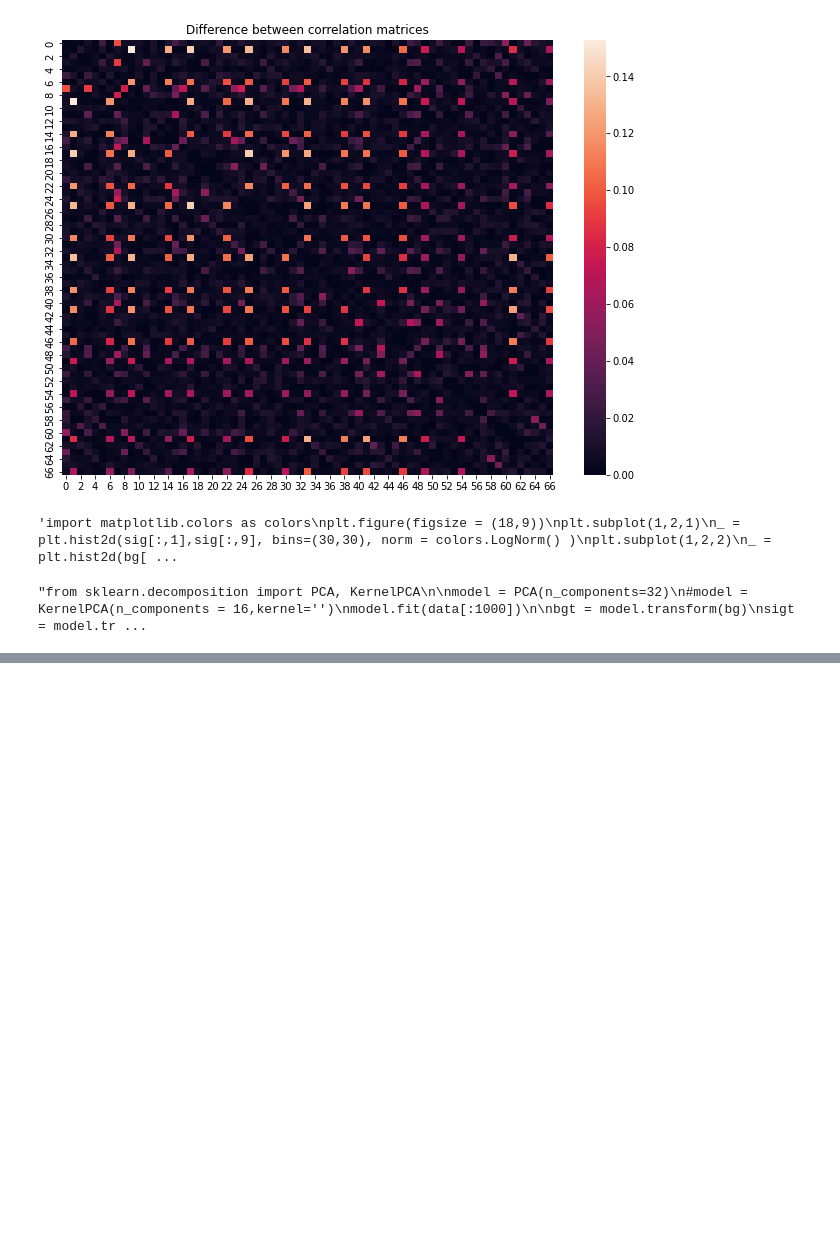
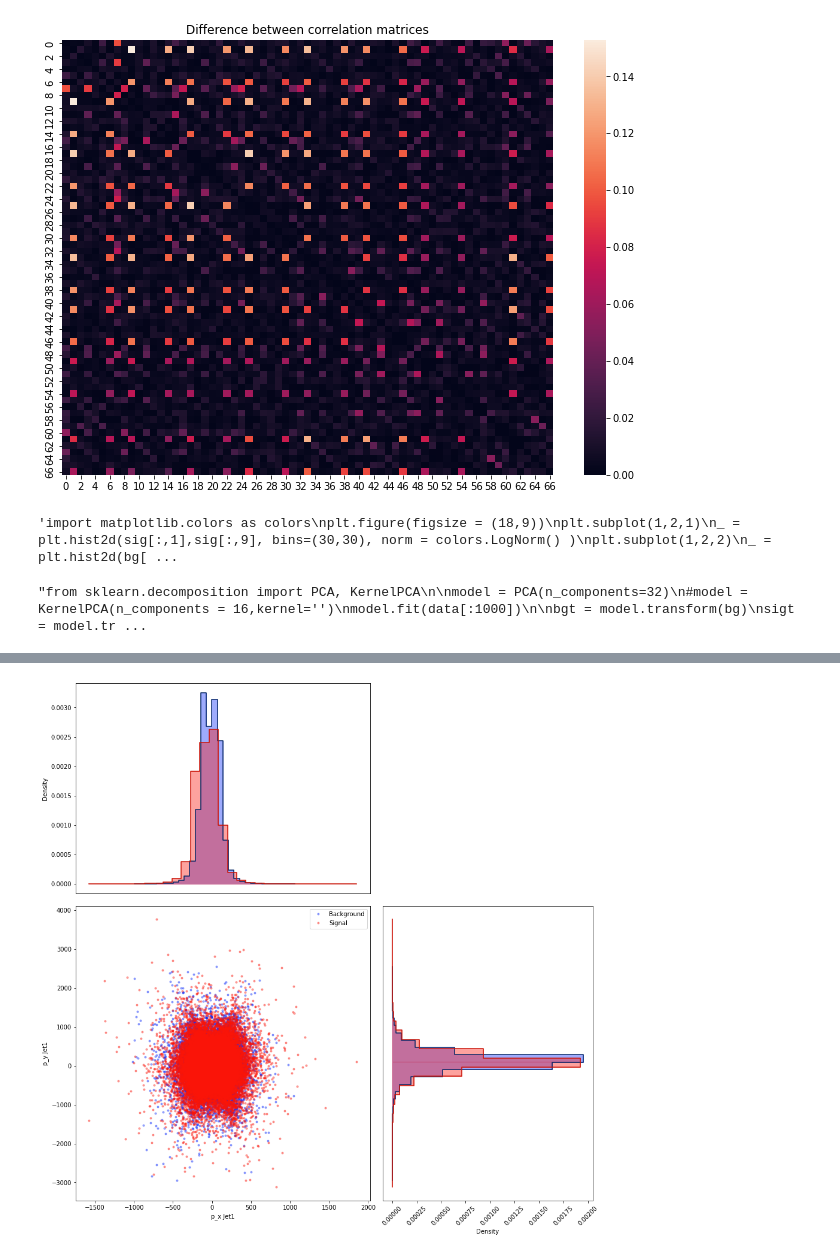
Before and after one commit to lykos273998/qml-hep, a Jupyter notebook: proj.ipynb, the cells around one changed output, grey strips where cells are left out. Drawn from its saved outputs; the diff is of its cells as text; code cells hidden in the pictures; blank space fills up the shorter version.

Commit message:
added horizontal hist and scatterplot

```diff
--- a/proj.ipynb
+++ b/proj.ipynb
@@ -131,0 +127,60 @@ findfont: Font family ['IBM-Plex-Mono'] not found. Falling back to DejaVu Sans.
+# %%
+fx = 5
+fy = 6
+
+llx = 0
+lly = 0
+lux= 1250
+luy = 3500
+
+
+set_lim = False
+fig = plt.figure(figsize=(15,15))
+
+
+
+gs = fig.add_gridspec(2,2, width_ratios = (7,5), height_ratios = (5,7), left=0.1, right=0.9, bottom=0.1, top=0.9,
+                      wspace=0.05, hspace=0.05)
+
+plt.subplot(gs[1,0])
+plt.plot(bg[:,fx],bg[:,fy],'.',  color = color_bg, label='Background')
+plt.plot(sig[:,fx],sig[:,fy],'.', color = color_sig, label= 'Signal')
+plt.xlabel(f"{feature_list[fx]}")
+plt.ylabel(f"{feature_list[fy]}")
+plt.legend()
+if set_lim:
+    plt.xlim([llx,lux])
+    plt.ylim([lly,luy])
+
+
+#subplot 1,1
+plt.subplot(gs[1,1])
+hist_bg = np.histogram(bg[:,fy],bins = 30, density=True)
+hist_sig = np.histogram(sig[:,fy],bins = 30, density=True)
+
+plt.step(hist_bg[0],hist_bg[1][:-1], color = tuple(np.array([8,41,100,255])/ 255.))
+plt.step(hist_sig[0],hist_sig[1][:-1], color=tuple(np.array([200,20,8,255])/ 255.))
+plt.fill_between(hist_bg[0],hist_bg[1][:-1], np.zeros_like(hist_bg[0]), color=color_bg, step = 'pre', label = 'Background')
+plt.fill_between(hist_sig[0],hist_sig[1][:-1], np.zeros_like(hist_sig[0]), color=color_sig, step = 'pre', label = 'Signal')
+_ = plt.yticks([])
+plt.xlabel('Density')
+if set_lim:
+    plt.ylim([lly,luy])
+plt.xticks(rotation = 45)
+
+#subplot 0,0
+plt.subplot(gs[0,0])
+hist_bg = np.histogram(bg[:,fx],bins = 30, density=True)
+hist_sig = np.histogram(sig[:,fx],bins = 30, density=True)
+
+plt.step(hist_bg[1][:-1],hist_bg[0], color = tuple(np.array([8,41,100,255])/ 255.))
+plt.step(hist_sig[1][:-1],hist_sig[0], color=tuple(np.array([200,20,8,255])/ 255.))
+plt.fill_between(hist_bg[1][:-1],hist_bg[0], np.zeros_like(hist_bg[0]), color=color_bg, step = 'pre', label = 'Background')
+plt.fill_between(hist_sig[1][:-1],hist_sig[0], np.zeros_like(hist_sig[0]), color=color_sig, step = 'pre', label = 'Signal')
+plt.ylabel('Density')
+if set_lim:
+    plt.xlim([llx,lux])
+
+_ = plt.xticks([])
+# %% [output]
+[figure, added]
```
Also changed, not shown: parts of 3 cells of this notebook, 2 other files.
